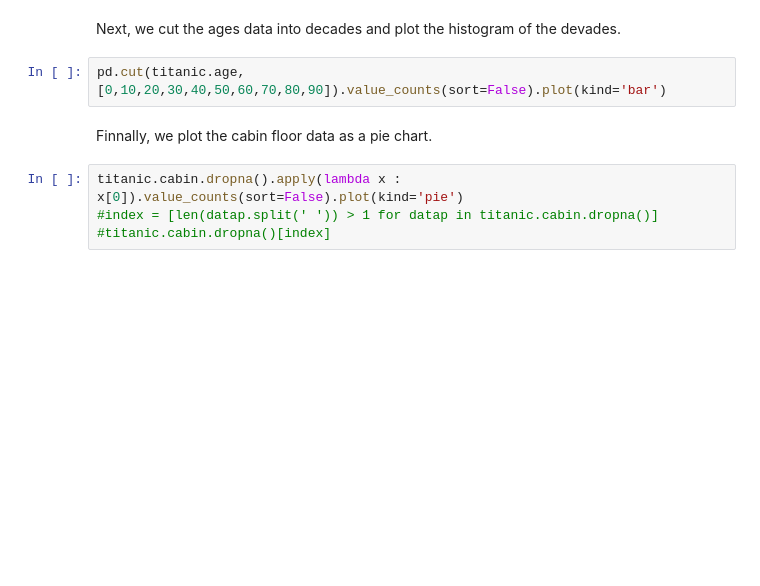
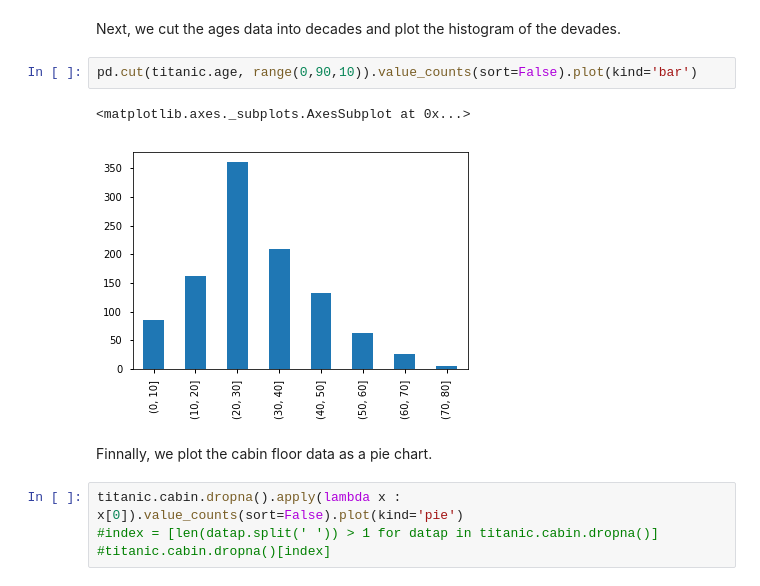
Before and after one commit to RadoslawDryzner/LeRepoDuGuerrier, a Jupyter notebook: Homework01/Homework 1.ipynb, the cells around one changed output. Cells and saved outputs as stored; diff of their text form; blank space fills up the shorter version.

```diff
--- a/Homework01/Homework 1.ipynb
+++ b/Homework01/Homework 1.ipynb
@@ -89,7 +177,10 @@ titanic.sex.value_counts().plot(kind='bar')
 # %% [markdown]
 Next, we cut the ages data into decades and plot the histogram of the devades.
 # %%
-pd.cut(titanic.age, [0,10,20,30,40,50,60,70,80,90]).value_counts(sort=False).plot(kind='bar')
+pd.cut(titanic.age, range(0,90,10)).value_counts(sort=False).plot(kind='bar')
+# %% [output]
+<matplotlib.axes._subplots.AxesSubplot at 0x...>
+[figure, added]
 # %% [markdown]
 Finnally, we plot the cabin floor data as a pie chart.
 # %%
```
Also changed, not shown: parts of 14 cells of this notebook.
